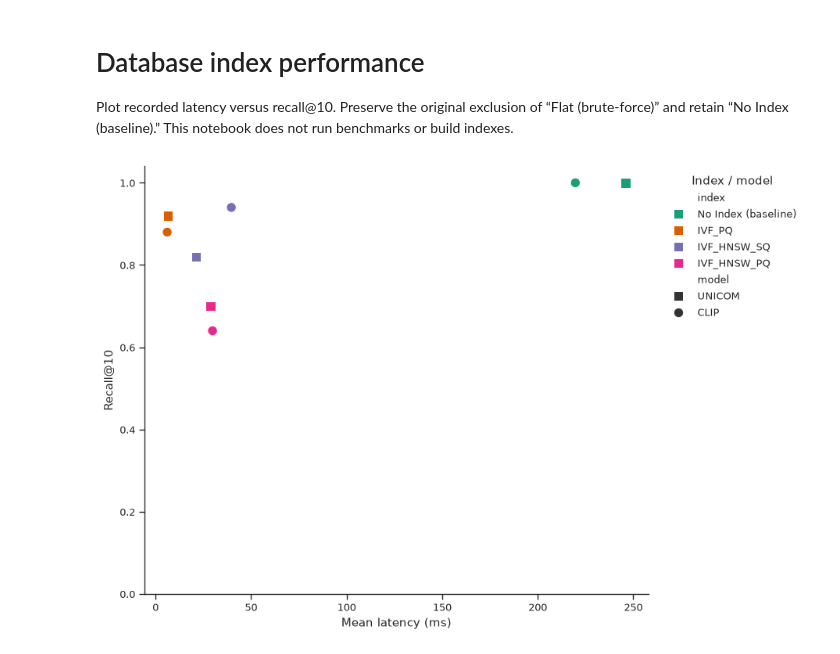
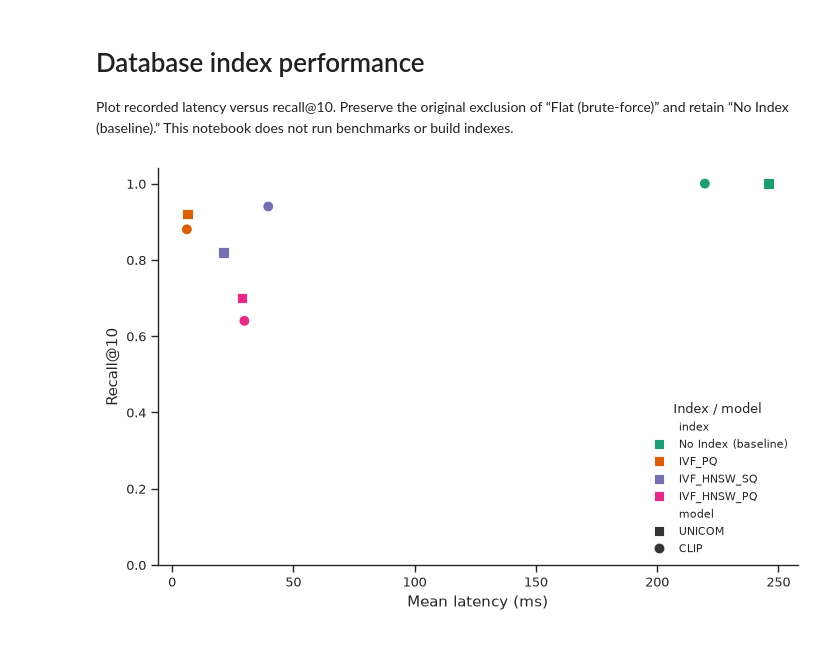
Before and after one commit to BioVisionLab/BioCosmos, a Jupyter notebook: analyses/notebooks/index_perf.ipynb, the cells around one changed output. Drawn from its saved outputs; the diff is of its cells as text; code cells hidden in the pictures.

Commit message:
Clean charts.

```diff
--- a/analyses/notebooks/index_perf.ipynb
+++ b/analyses/notebooks/index_perf.ipynb
@@ -26,22 +26,24 @@ from analyses.publication import benchmark_data
 
 benchmark = benchmark_data(ROOT)
 # %%
-fig, ax = plt.subplots(figsize=(9, 6), layout="constrained")
+fig, ax = plt.subplots(figsize=(7, 4.5), layout="constrained")
 sns.scatterplot(
     data=benchmark,
     x="avg_ms",
     y="recall@10",
     hue="index",
     style="model",
     markers={"UNICOM": "s", "CLIP": "o"},
-    s=80,
+    s=60,
     ax=ax,
 )
 ax.set(xlabel="Mean latency (ms)", ylabel="Recall@10", ylim=(0, 1.04))
-ax.legend(title="Index / model", bbox_to_anchor=(1.02, 1), loc="upper left", frameon=False)
+# Inside the axes, where the low-recall/high-latency corner stays empty, so the
+# legend costs no figure width.
+ax.legend(title="Index / model", loc="lower right", frameon=False, fontsize=8, title_fontsize=9)
 sns.despine(ax=ax)
 export_figure(fig, settings, "indexing_benchmark", {"measurements": benchmark})
 plt.show()
 plt.close(fig)
 # %% [output]
-[figure, old version]
+[figure, new version]
```
Also changed, not shown: parts of 2 cells of this notebook, 19 other files.
